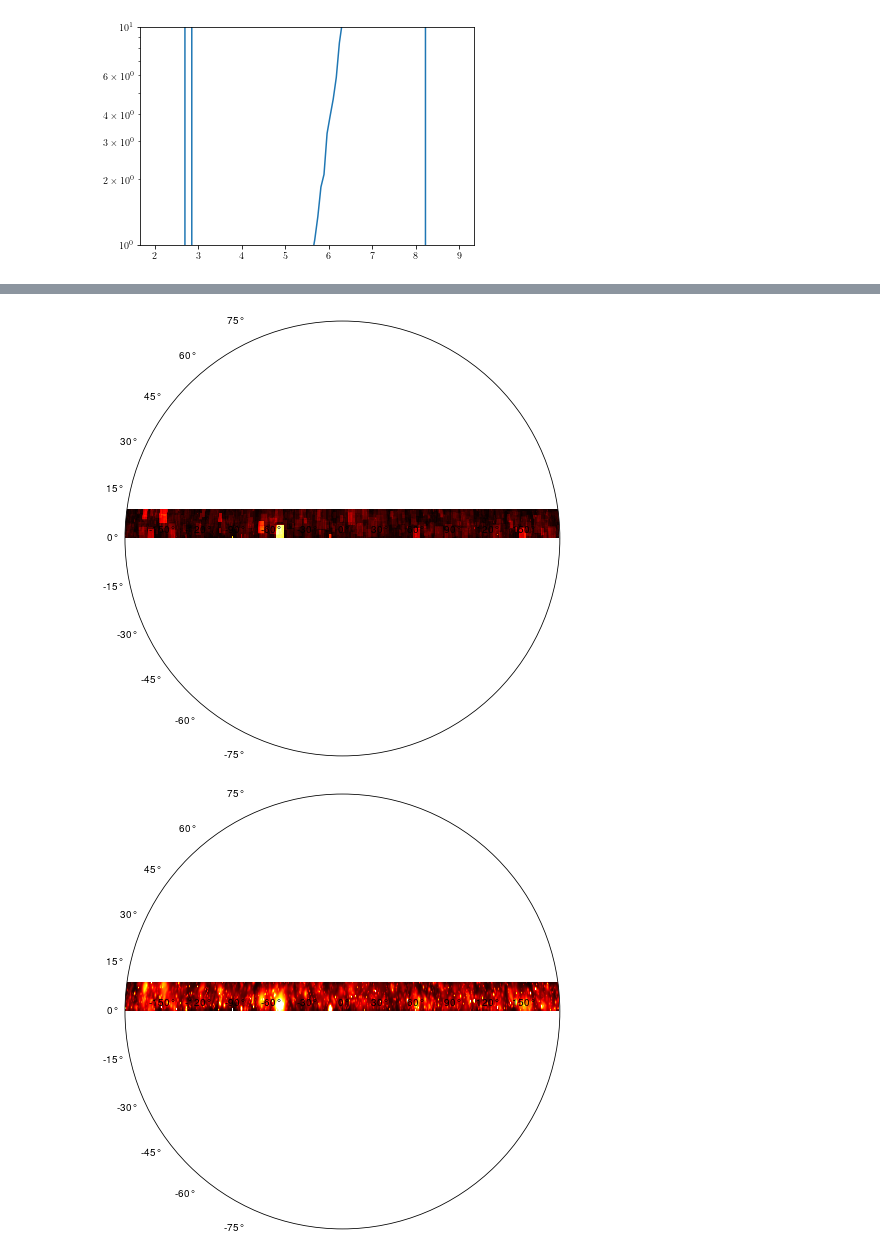
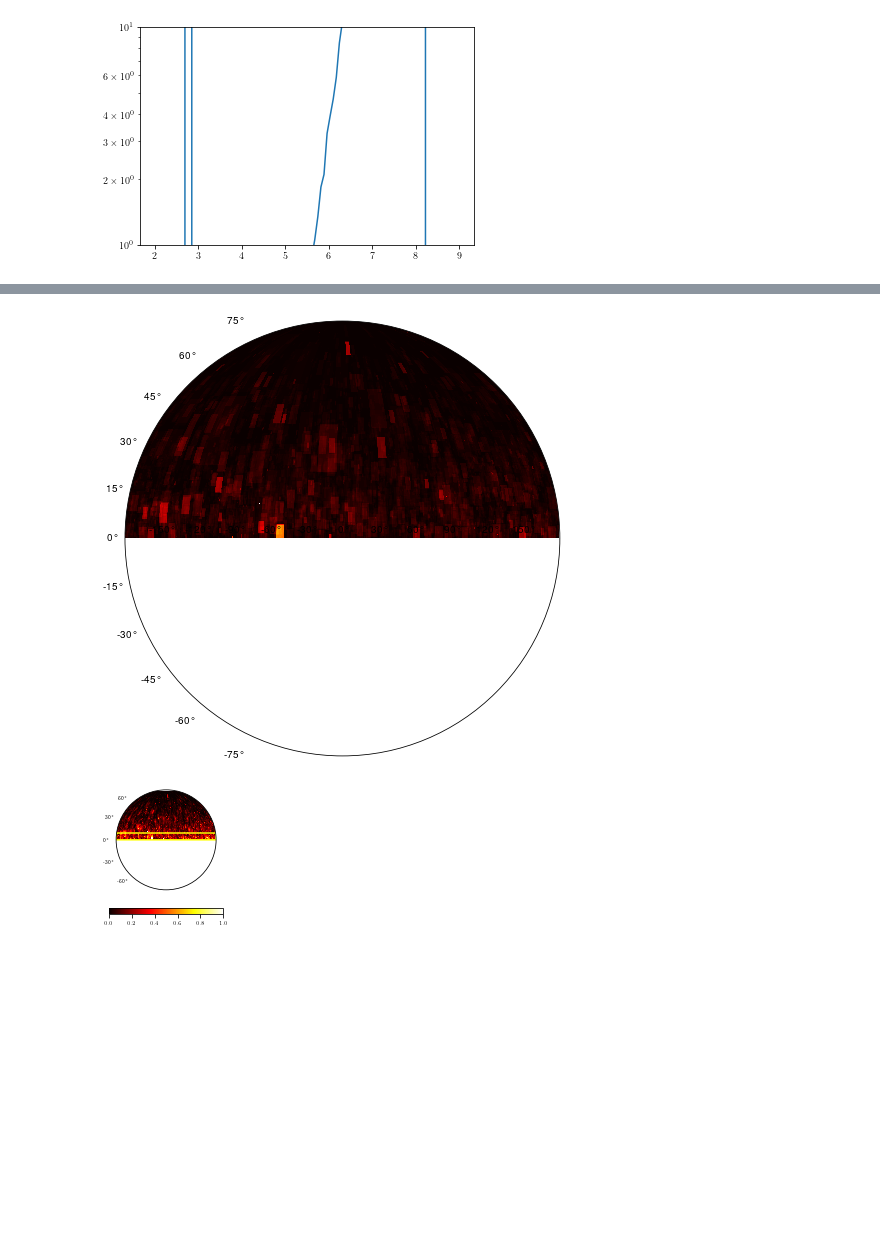
Before and after one commit to MeighenBergerS/dmpoint, a Jupyter notebook: notebooks/sky_hotspots_density.ipynb, the cells around one changed output, grey strips where cells are left out. Drawn from its saved outputs; the diff is of its cells as text; code cells hidden in the pictures; blank space fills up the shorter version.

```diff
--- a/notebooks/sky_hotspots_density.ipynb
+++ b/notebooks/sky_hotspots_density.ipynb
@@ -23,8 +24,8 @@ rc('font',**{'family':'sans-serif','sans-serif':['Helvetica']})
 rc('text', usetex=True)
 # %%
 # Plotting standards
-std_size = 6.
-fontsize = 20.
+std_size = 3.
+fontsize = 10.
 lw=1.
 h_length=1.
 mark_s = 10
@@ -116,7 +117,7 @@ def data_filter(event_dic, energy_range, angle_range, years):
         filtered_dic[year] = angle_filter_2
     return filtered_dic
 # %%
-filtered_data = data_filter(event_dic, [4., 9.], [0., 10.], [0, 1, 2, 3, 4, 5, 6, 7, 8, 9])
+filtered_data = data_filter(event_dic, [4., 9.], [0., 90.], [0, 1, 2, 3, 4, 5, 6, 7, 8, 9])
 # %%
 # Construct weighted events
 def weighted_events(event_dic, weight_func, years):
@@ -140,7 +141,7 @@ plt.scatter(weighted_data[:, 0], weighted_data[:, 1], s=0.5, alpha=weighted_data
 # The sky grid
 minimal_resolution = 0.2
 ra_grid = np.arange(0., 360., minimal_resolution)
-decl_grid = np.arange(0., 10., minimal_resolution)
+decl_grid = np.arange(0., 90., minimal_resolution)
 # %%
 # Binning function
 def binning_function(event_dic, ra_grid, decl_grid):
@@ -290,17 +257,28 @@ plt.imshow(density_grid,
            cmap=cm.hot, origin='lower')
 plt.savefig("..\\pics\\heat_skymap.png", dpi=100)
 # %% [output]
-[figure, old version]
+[figure, new version]
 # %%
 # Using a projection so others have something to look at
-fig = plt.figure(figsize=(10, 8))
-plt.subplot(projection="mollweide")
+fig = plt.figure(figsize=(std_size, std_size * 6. / 8.))
+ax = plt.axes(projection="mollweide")
 traf_RA = coordinate_trafo(np.deg2rad(ra_grid))
-plt.imshow(density_grid_v2,
-           extent=(np.amin(traf_RA), np.amax(traf_RA),
-                   np.amin(np.deg2rad(decl_grid)),
-                   np.amax(np.deg2rad(decl_grid))),
-           cmap=cm.hot, origin='lower', vmax=1)
-plt.savefig("..\\pics\\heat_skymap_v2.png", dpi=100)
+im = ax.imshow(density_grid_v3,
+               extent=(np.amin(traf_RA), np.amax(traf_RA),
+                       np.amin(np.deg2rad(decl_grid)),
+                       np.amax(np.deg2rad(decl_grid))),
+               cmap=cm.hot, origin='lower', vmax=1)
+cbar = fig.colorbar(im, ax=ax, location='bottom', fraction=0.046)
+cbar.ax.tick_params(labelsize=fontsize/2)
+rect = patches.Rectangle((np.deg2rad(-180.), 0.), 2*np.pi, np.deg2rad(10),
+                         linewidth=1.5, edgecolor='yellow', facecolor='none')
+ax.add_patch(rect)
+ax.set_xticks([])
+plt.tight_layout()
+ax.set_yticks([-np.deg2rad(60.), -np.deg2rad(30.), 0.,
+               np.deg2rad(30.), np.deg2rad(60.)])
+ax.tick_params(axis = 'both', which = 'major', labelsize=fontsize/2, direction='in')
+ax.tick_params(axis = 'both', which = 'minor', labelsize=fontsize/2, direction='in')
+plt.savefig("..\\pics\\heat_skymap_v3.png", dpi=400)
 # %% [output]
-[figure, old version]
+[figure, new version]
```
Also changed, not shown: parts of 17 cells of this notebook, 3 other files.
